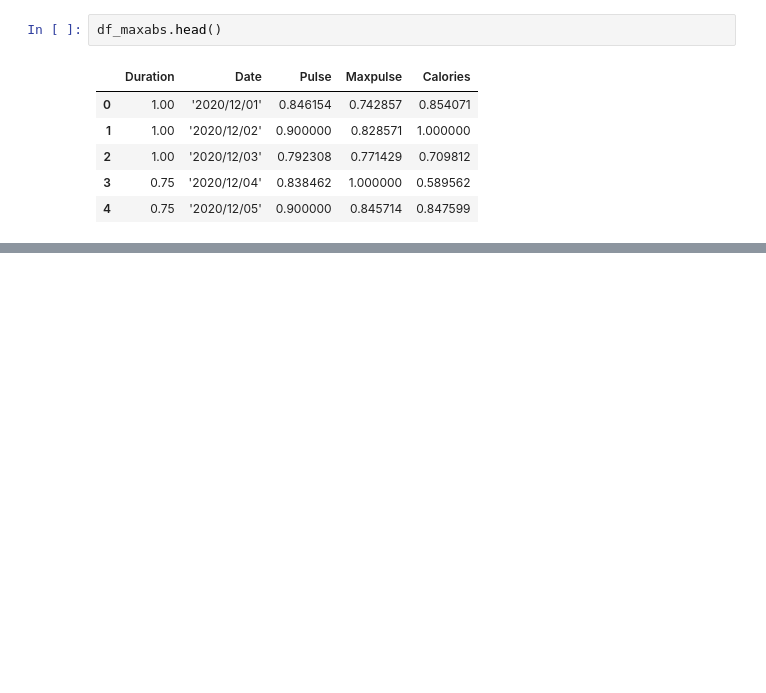
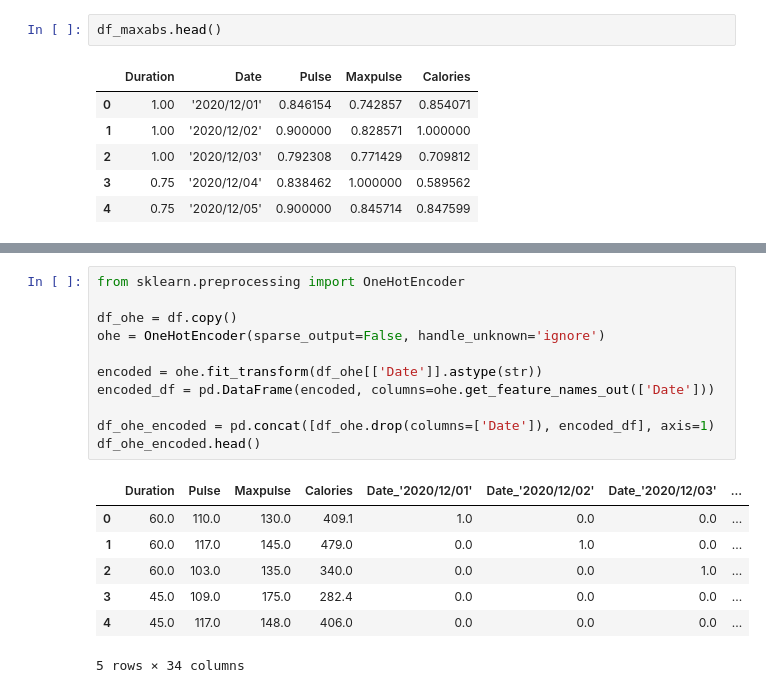
Before and after one commit to saipranav67/Comeback, a Jupyter notebook: MachineLearning/Data_preprocessLab.ipynb, the cells around one changed output, grey strips where cells are left out. Cells and saved outputs as stored; diff of their text form; blank space fills up the shorter version.

```diff
--- a/MachineLearning/Data_preprocessLab.ipynb
+++ b/MachineLearning/Data_preprocessLab.ipynb
@@ -185,0 +218,19 @@ df_maxabs.head()
+# %%
+from sklearn.preprocessing import OneHotEncoder
+
+df_ohe = df.copy()
+ohe = OneHotEncoder(sparse_output=False, handle_unknown='ignore')
+
+encoded = ohe.fit_transform(df_ohe[['Date']].astype(str))
+encoded_df = pd.DataFrame(encoded, columns=ohe.get_feature_names_out(['Date']))
+
+df_ohe_encoded = pd.concat([df_ohe.drop(columns=['Date']), encoded_df], axis=1)
+df_ohe_encoded.head()
+# %% [output]
+|  | Duration | Pulse | Maxpulse | Calories | Date_'2020/12/01' | Date_'2020/12/02' | Date_'2020/12/03' | ... |
+| 0 | 60.0 | 110.0 | 130.0 | 409.1 | 1.0 | 0.0 | 0.0 | ... |
+| 1 | 60.0 | 117.0 | 145.0 | 479.0 | 0.0 | 1.0 | 0.0 | ... |
+| 2 | 60.0 | 103.0 | 135.0 | 340.0 | 0.0 | 0.0 | 1.0 | ... |
+| 3 | 45.0 | 109.0 | 175.0 | 282.4 | 0.0 | 0.0 | 0.0 | ... |
+| 4 | 45.0 | 117.0 | 148.0 | 406.0 | 0.0 | 0.0 | 0.0 | ... |
+5 rows × 34 columns
```
Also changed, not shown: parts of 2 cells of this notebook, 5 other files.
